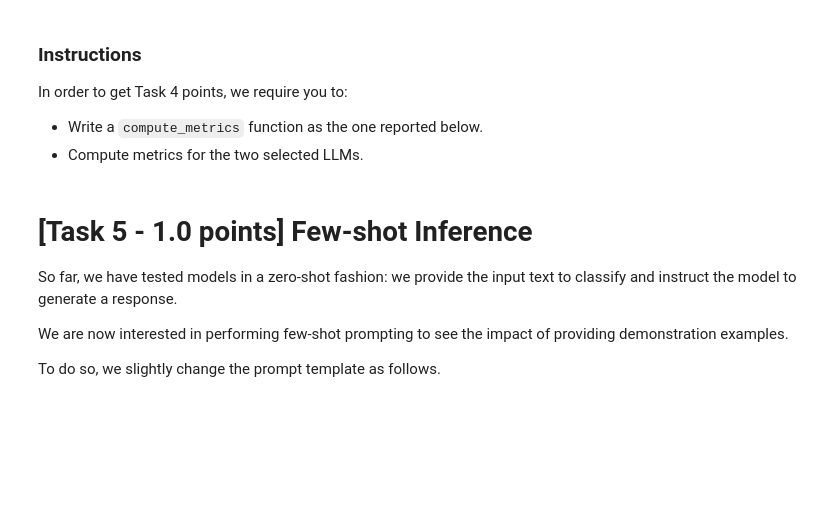
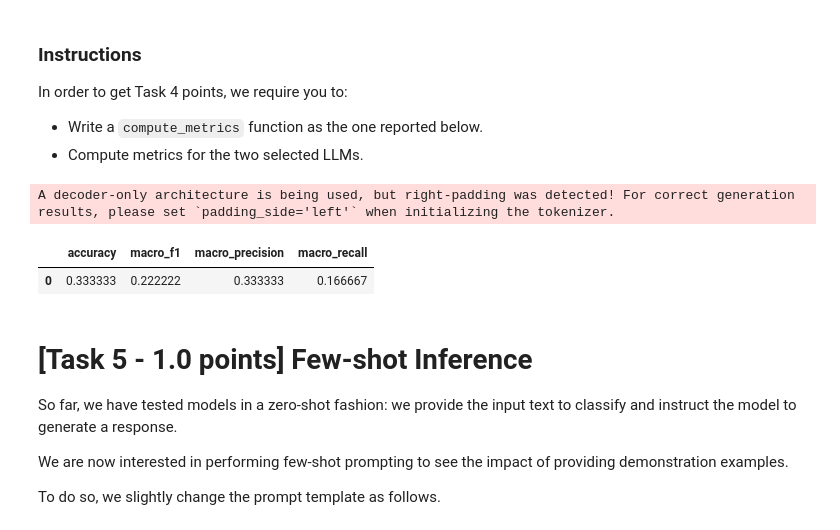
Before and after one commit to 26leonardo/NLP_project, a Jupyter notebook: BILLI/Assignment2-2526.ipynb, the cells around one changed output. Drawn from its saved outputs; the diff is of its cells as text; code cells hidden in the pictures; blank space fills up the shorter version.

```diff
--- a/BILLI/Assignment2-2526.ipynb
+++ b/BILLI/Assignment2-2526.ipynb
@@ -472,12 +668,54 @@ def compute_metrics(y_pred, y_true):
 
     Inputs:
       y_pred: parsed LLM responses
-      y_true: ground-truth binary labels
+      y_true: ground-truth labels
 
     Outputs:
       dictionary containing desired metrics
   """
-  pass
+  # Calculate metrics
+  accuracy = accuracy_score(y_true, y_pred)
+  macro_f1 = f1_score(y_true, y_pred, average='macro')
+  macro_precision = precision_score(y_true, y_pred, average='macro', zero_division=0)
+  macro_recall = recall_score(y_true, y_pred, average='macro', zero_division=0)
+
+  # TODO: Calculate per-class F1
+  # per_class_f1 = f1_score(y_true, y_pred, average=None, zero_division=0)
+
+  return {
+      'accuracy': accuracy,
+      'macro_f1': macro_f1,
+      'macro_precision': macro_precision,
+      'macro_recall': macro_recall,
+      # 'per_class_f1': per_class_f1
+  }
+# %%
+predictions = predict(
+    models['quen-3']['model'],
+    models['quen-3']['tokenizer'],
+    a2_test['text'].tolist()[:3],
+    prompt
+)
+# %% [output]
+A decoder-only architecture is being used, but right-padding was detected! For correct generation results, please set `padding_side='left'` when initializing the tokenizer.
+# %%
+# trasform  labels in a2_test to numeric
+a2_test['label_category'] = a2_test['label_category'].map({'not-sexist': 0,
+                                                         'threats': 1,
+                                                         'derogation': 2,
+                                                         'animosity': 3,
+                                                         'prejudiced': 4
+                                                         })
+# %%
+computed_metrics = compute_metrics(
+    predictions,
+    a2_test['label_category'].values[:3]
+)
+# %%
+pd.DataFrame([computed_metrics])
+# %% [output]
+|  | accuracy | macro_f1 | macro_precision | macro_recall |
+| 0 | 0.333333 | 0.222222 | 0.333333 | 0.166667 |
 # %% [markdown]
 # [Task 5 - 1.0 points] Few-shot Inference
 
```
Also changed, not shown: parts of 15 cells of this notebook, 2 other files.
